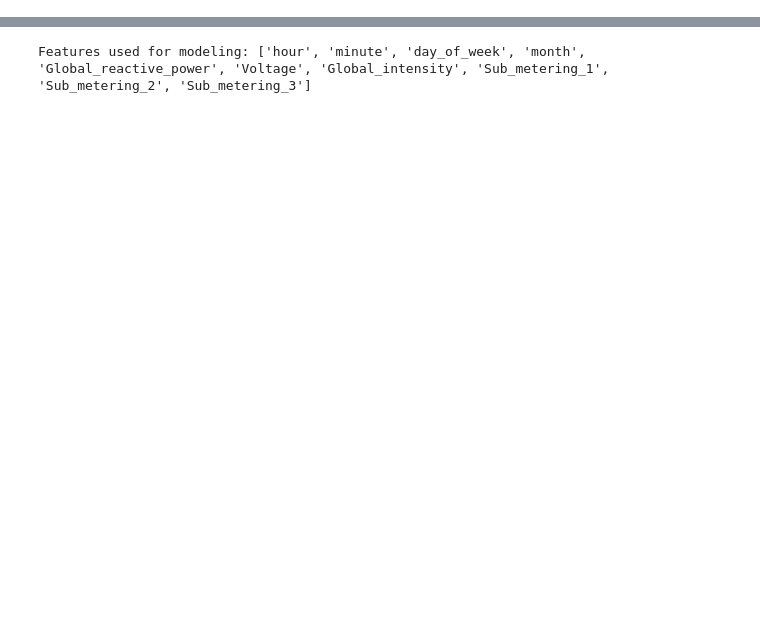
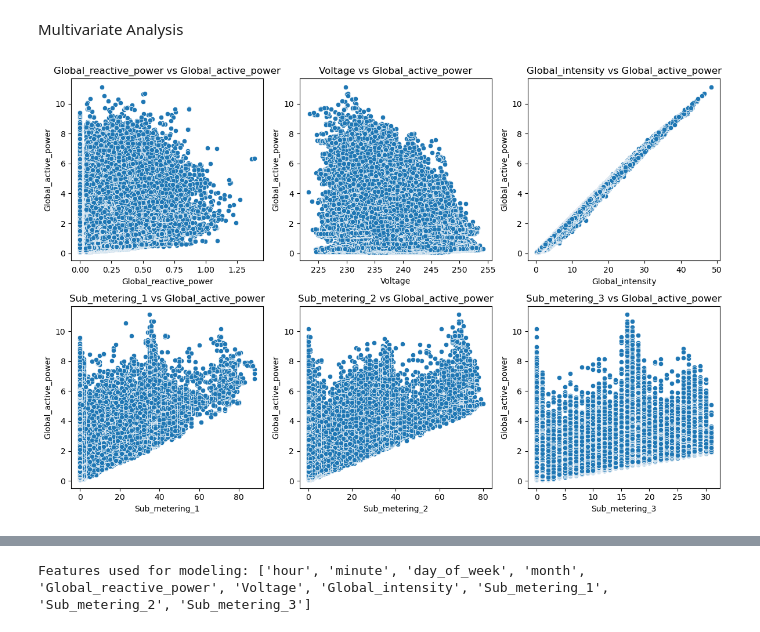
Before and after one commit to Prem1409-Div/Household-Energy-Usage-Forecast, a Jupyter notebook: final_model.ipynb, the cells around one changed output, grey strips where cells are left out. Saved outputs shown, nothing was run; the diff lists cells and outputs as text; code cells hidden in the pictures; blank space fills up the shorter version.

```diff
--- a/final_model.ipynb
+++ b/final_model.ipynb
@@ -120,0 +156,13 @@ Columns to drop: set()
+# %% [markdown]
+Multivariate Analysis
+# %%
+plt.figure(figsize=(12, 8))
+for i, col in enumerate(numeric_cols):
+    if col != 'Global_active_power':  # Exclude target itself
+        plt.subplot(2, 3, i)
+        sns.scatterplot(data=data, x=col, y="Global_active_power")
+        plt.title(f"{col} vs Global_active_power")
+plt.tight_layout()
+plt.show()
+# %% [output]
+[figure, added]
```
Also changed, not shown: parts of 35 cells of this notebook.
